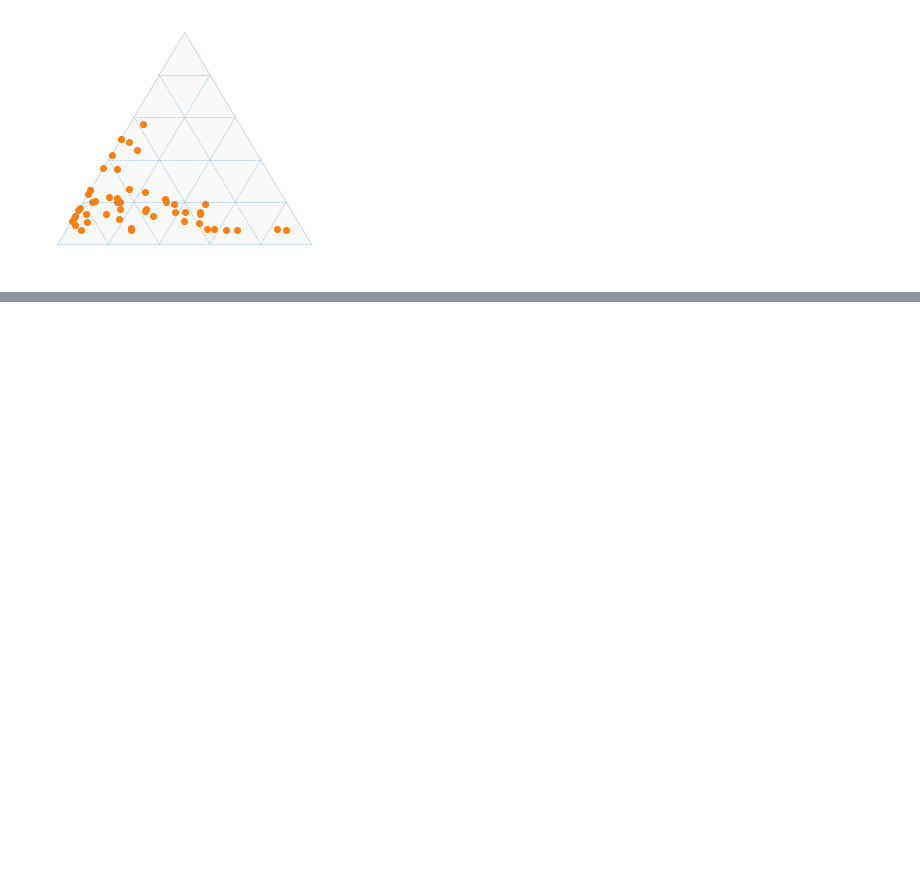
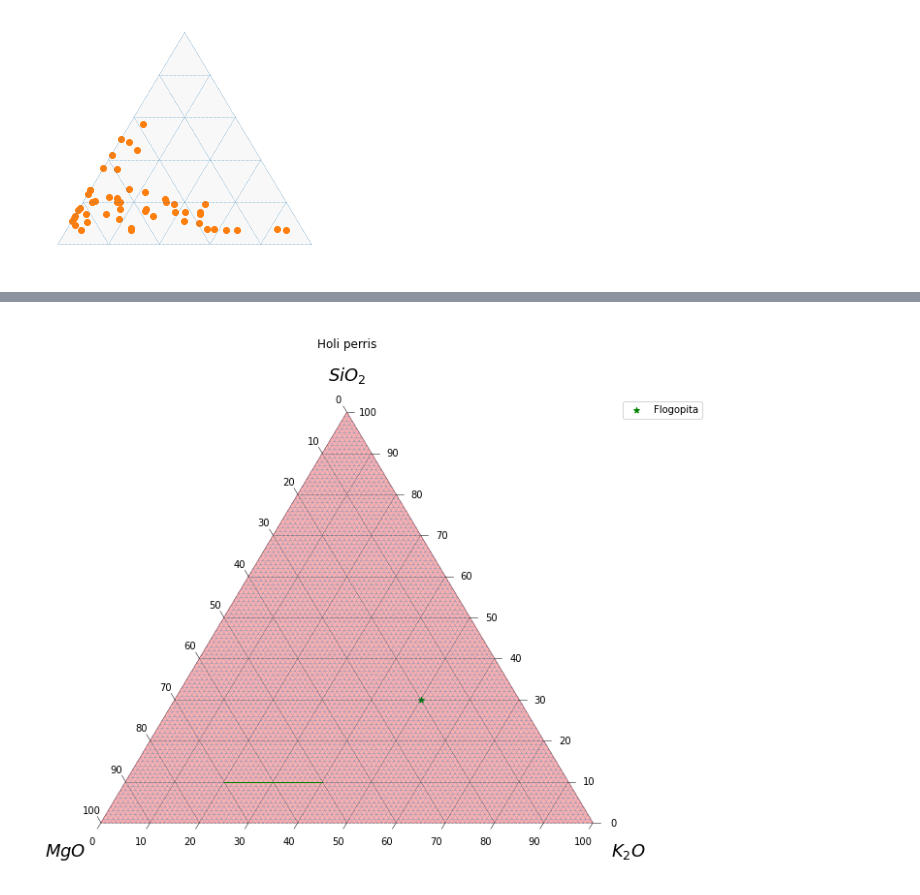
Before and after one commit to joaramirezra/Material-Apoyo-Geopython, a Jupyter notebook: clase9.ipynb, the cells around one changed output, grey strips where cells are left out. Saved outputs shown, nothing was run; the diff lists cells and outputs as text; code cells hidden in the pictures; blank space fills up the shorter version.

```diff
--- a/clase9.ipynb
+++ b/clase9.ipynb
@@ -201,3 +344,40 @@ px.scatter_ternary(df,
                    )
 # %% [output]
 [interactive output not drawn]
+# %%
+fig, tax = ternary.figure(scale=100)
+fig.set_size_inches(10, 9)
+tax.gridlines(color="black", multiple=10)
+tax.set_background_color(color= 'r',alpha=0.3)
+
+tax.gridlines(multiple=1) # Que es ?
+tax.get_axes().axis('off')
+tax.right_corner_label("\n\n$K_{2}O$",fontsize = 18)
+tax.top_corner_label("\n\n$SiO_{2}$",fontsize = 18)
+tax.left_corner_label("\n\n$MgO$",fontsize = 18)
+
+tax.ticks(axis='lbr', multiple=10, linewidth=0.5, offset=0.015)
+tax.get_axes().axis('off')
+tax.clear_matplotlib_ticks()
+
+
+punto = [(50,30,20)]
+tax.scatter(punto, marker='*', linewidth=1, color='g', label="Flogopita")
+tax.line((40,10),(20,10),linewidth = 1, color ='g')
+
+tax.legend(bbox_to_anchor=(1, 1))
+tax.set_title('Holi perris',pad = 50)
+
+
+tax.show()
+
+
+
+
+#---
+
+# Como hacer un diagrama vacio
+# colocarle grilla
+# colocar fondo
+# %% [output]
+[figure, added]
```
Also changed, not shown: parts of 26 cells of this notebook.
